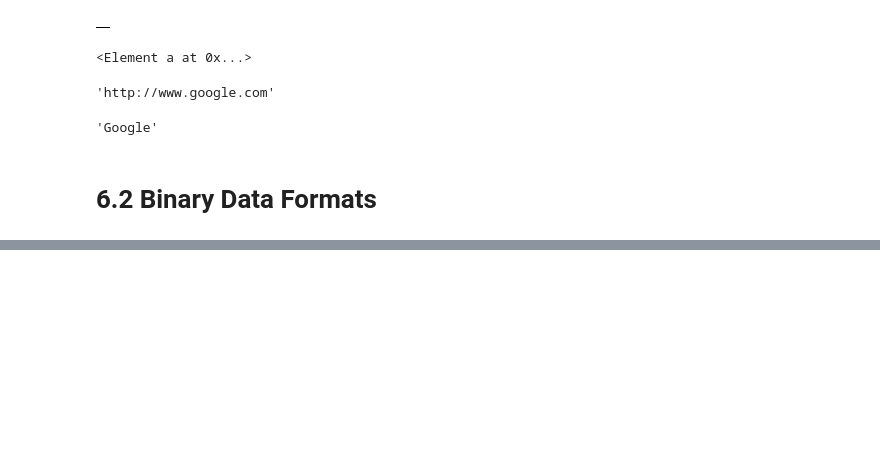
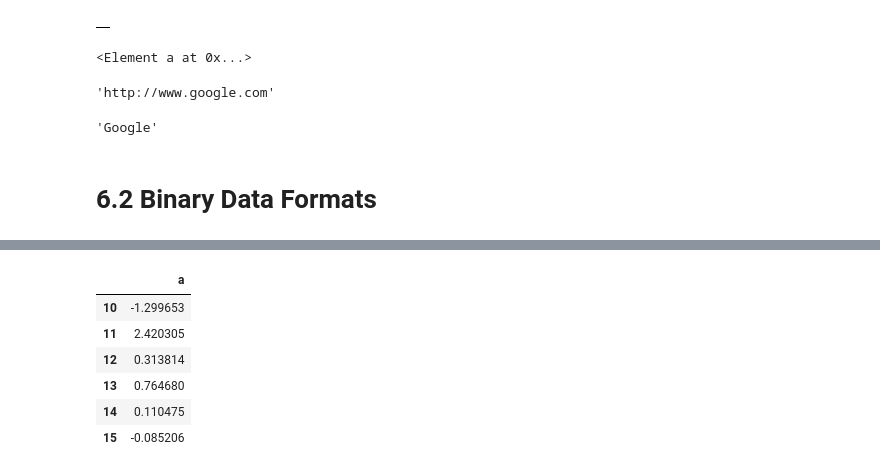
Before and after one commit to JosephKowalski2/WesWrangling, a Jupyter notebook: Chapter6WorkAlong.ipynb, the cells around one changed output, grey strips where cells are left out. Cells and saved outputs as stored; diff of their text form; code cells hidden in the pictures; blank space fills up the shorter version.

```diff
--- a/Chapter6WorkAlong.ipynb
+++ b/Chapter6WorkAlong.ipynb
@@ -476,0 +526,10 @@ root.text
+# %%
+store.select('obj2', where = ['index >= 10 and index <= 15'])
+# %% [output]
+|  | a |
+| 10 | -1.299653 |
+| 11 | 2.420305 |
+| 12 | 0.313814 |
+| 13 | 0.764680 |
+| 14 | 0.110475 |
+| 15 | -0.085206 |
```
Also changed, not shown: parts of 14 cells of this notebook, 2 other files.
